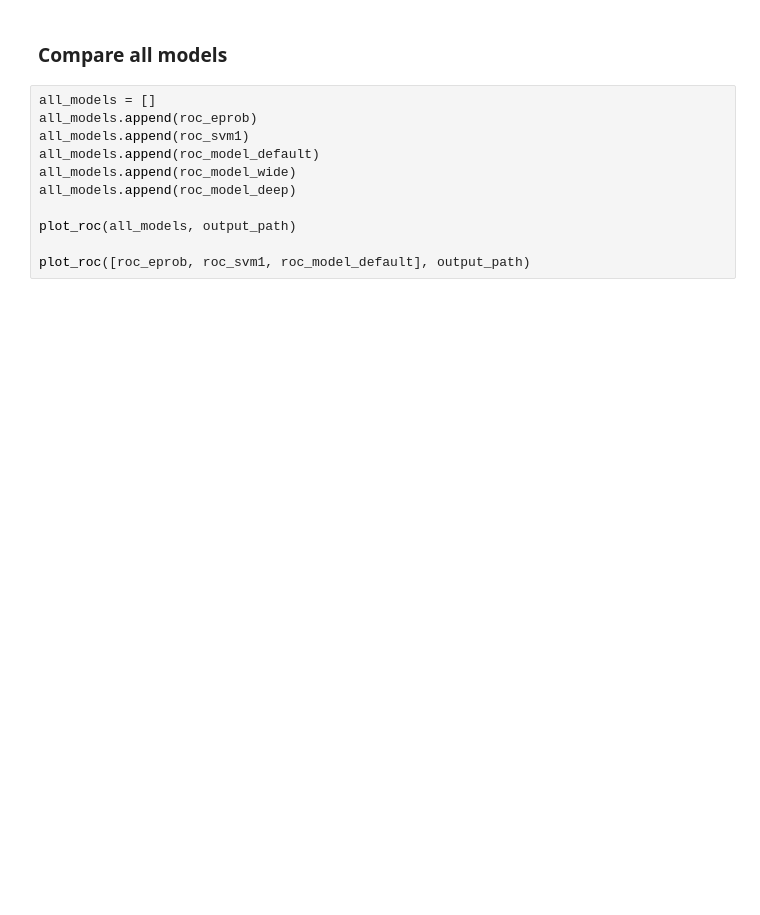
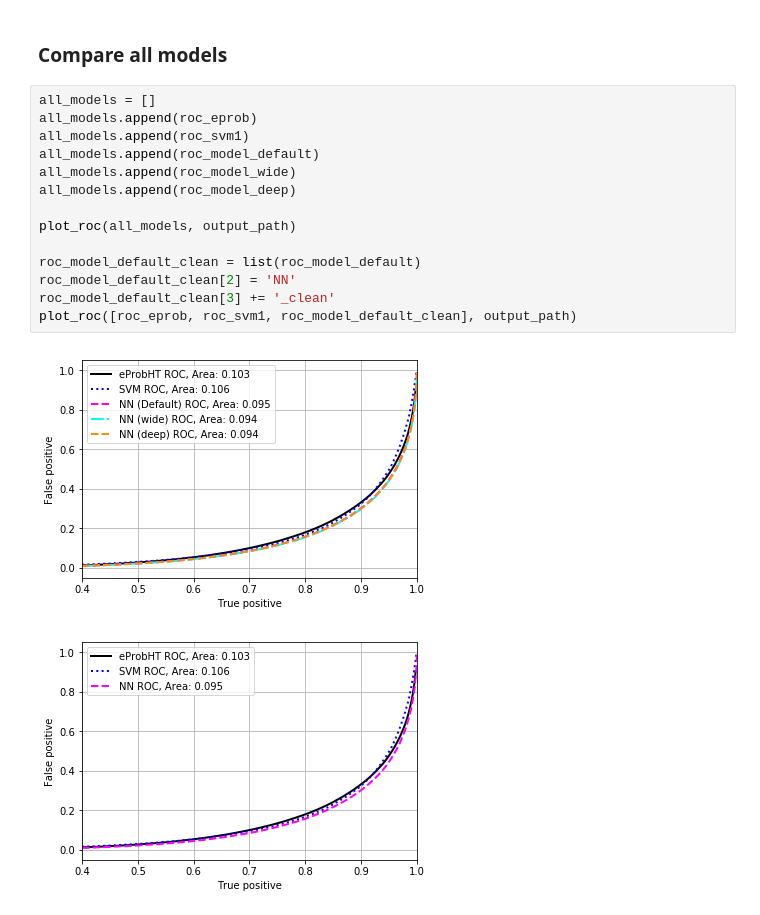
Before and after one commit to dukeatlas/trtmachana, a Jupyter notebook: mepland_notebooks/svm_nn.ipynb, the cells around one changed output. Cells and saved outputs as stored; diff of their text form; blank space fills up the shorter version.

Commit message:
minor graphical tweaks, full re-run with new variable dict setup

```diff
--- a/mepland_notebooks/svm_nn.ipynb
+++ b/mepland_notebooks/svm_nn.ipynb
@@ -300,13 +397,19 @@ plot_roc([roc_eprob, roc_model_deep], output_path)
 # %%
 all_models = []
 all_models.append(roc_eprob)
 all_models.append(roc_svm1)
 all_models.append(roc_model_default)
 all_models.append(roc_model_wide)
 all_models.append(roc_model_deep)
 
 plot_roc(all_models, output_path)
 
-plot_roc([roc_eprob, roc_svm1, roc_model_default], output_path)
+roc_model_default_clean = list(roc_model_default)
+roc_model_default_clean[2] = 'NN'
+roc_model_default_clean[3] += '_clean'
+plot_roc([roc_eprob, roc_svm1, roc_model_default_clean], output_path)
+# %% [output]
+[figure, added]
+[figure, added]
 # %%
 print("Total elapsed time: %s" % (strfdelta(datetime.now()-time_all_start, "{hours} hours, {minutes} minutes, {seconds} seconds")))
```
Also changed, not shown: parts of 21 cells of this notebook, 1 other file.
